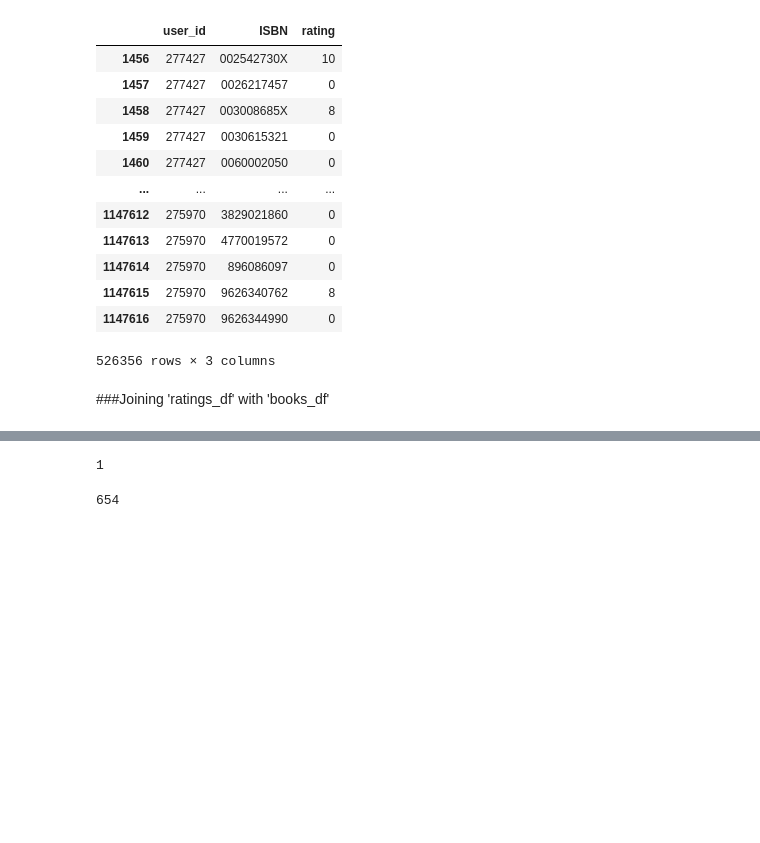
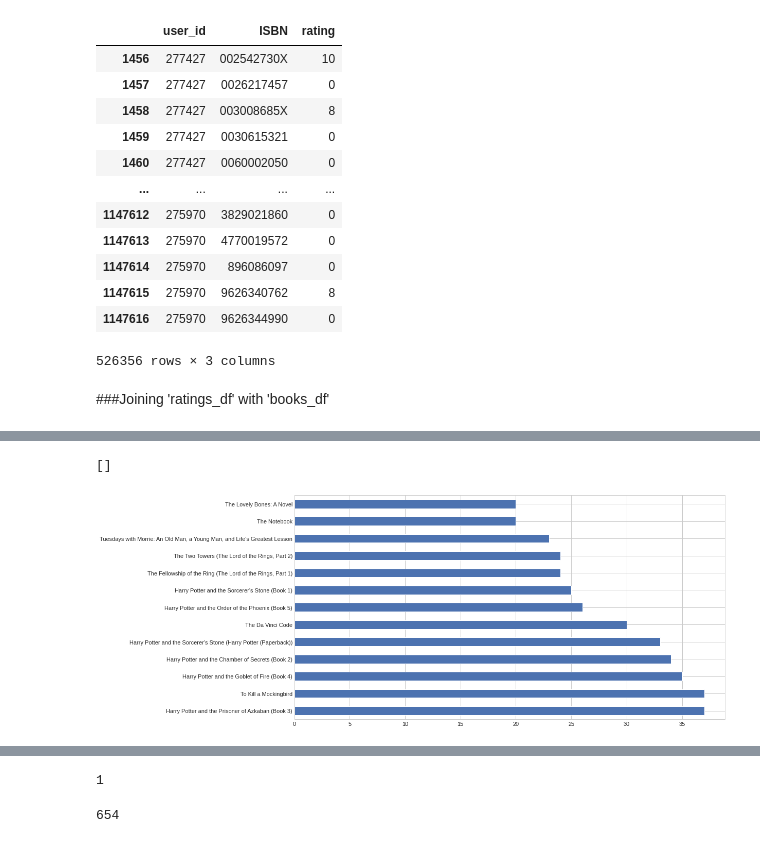
Before and after one commit to chvikas/Book-Recommendation-System, a Jupyter notebook: Book_Recommendation_System_Unsupervised_ML.ipynb, the cells around one changed output, grey strips where cells are left out. Drawn from its saved outputs; the diff is of its cells as text; code cells hidden in the pictures; blank space fills up the shorter version.

```diff
--- a/Book_Recommendation_System_Unsupervised_ML.ipynb
+++ b/Book_Recommendation_System_Unsupervised_ML.ipynb
@@ -372,0 +524,8 @@ top_rated
+# %%
+#top books that received 10-rating at least 20 times
+plt.figure(figsize=[15,8])
+ax = top_rated['title'].value_counts()[:13].plot.barh(x='lab', y='val', rot=0)
+plt.plot()
+# %% [output]
+[]
+[figure, added]
```
Also changed, not shown: parts of 33 cells of this notebook.
